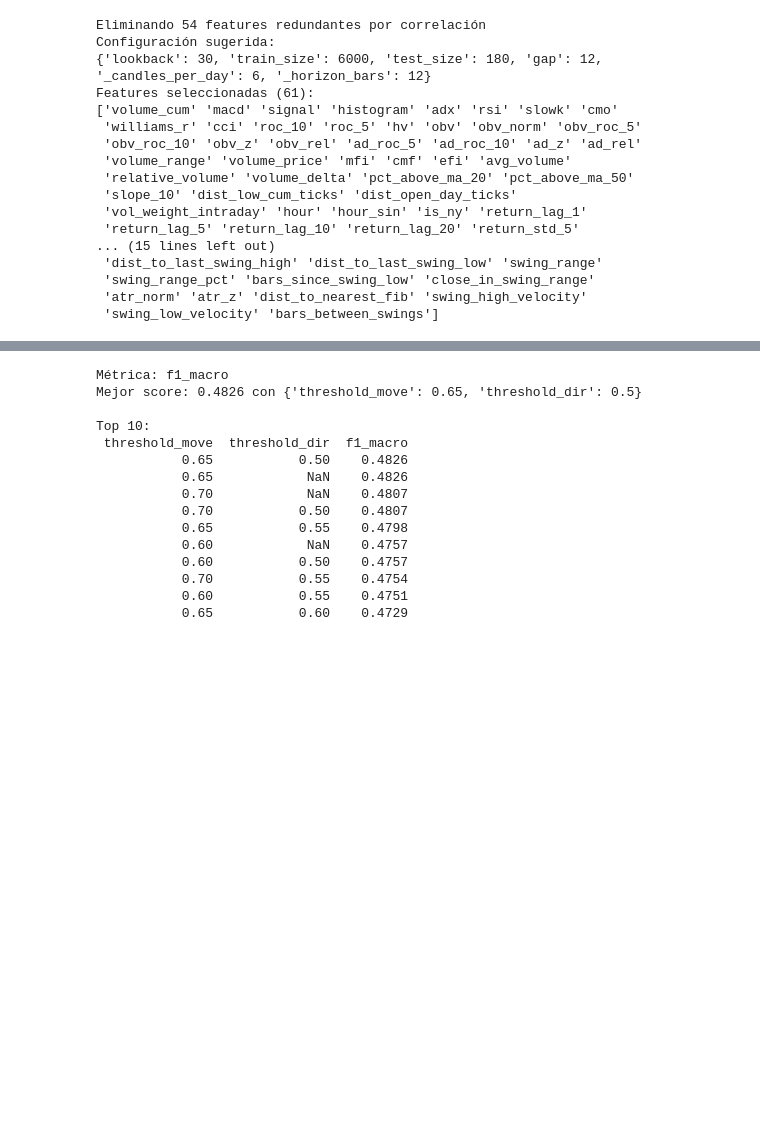
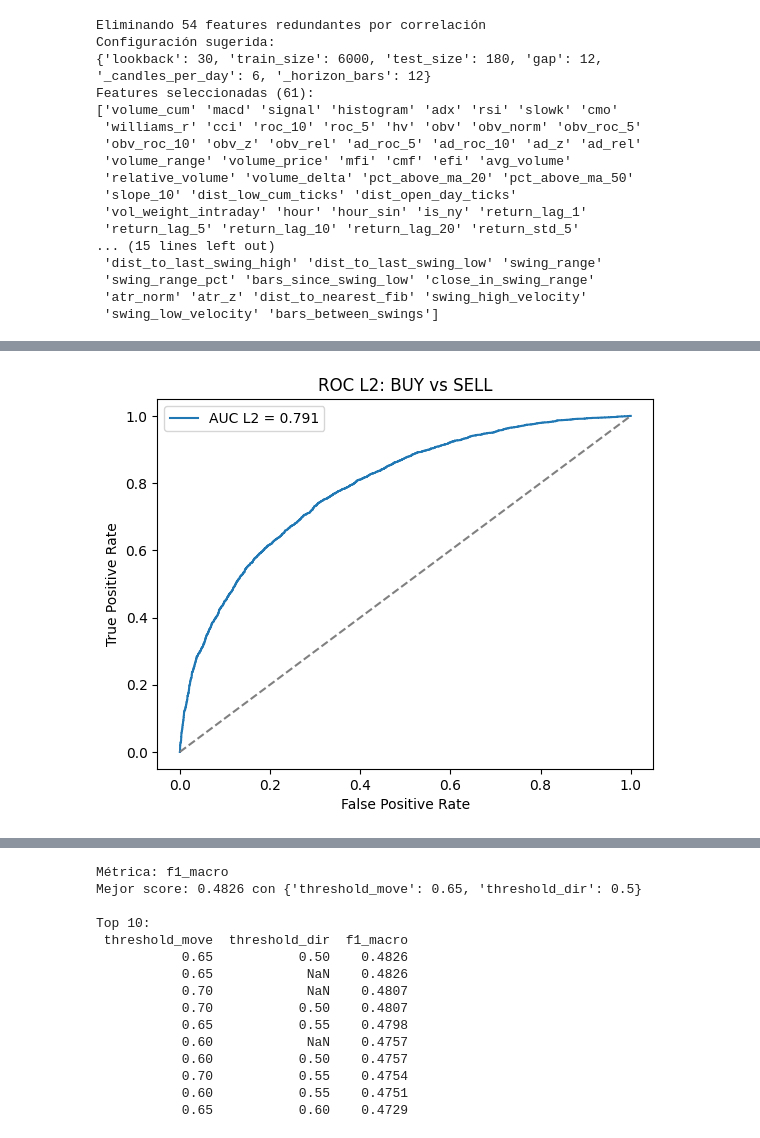
Before and after one commit to LijunZhou000/ML-Algorithmic-Trading, a Jupyter notebook: TradingBots/Notebooks/P3TestingTriple.ipynb, the cells around one changed output, grey strips where cells are left out. Saved outputs shown, nothing was run; the diff lists cells and outputs as text; code cells hidden in the pictures; blank space fills up the shorter version.

```diff
--- a/TradingBots/Notebooks/P3TestingTriple.ipynb
+++ b/TradingBots/Notebooks/P3TestingTriple.ipynb
@@ -526,0 +617,19 @@ res
+# %%
+df_L2 = res_wo_nan[res_wo_nan['actual'] != 1].copy()   # solo BUY o SELL
+# y_true: 1 = BUY, 0 = SELL
+y_true_L2 = (df_L2['actual'] == 2).astype(int)
+
+# y_score: probabilidad de BUY
+y_score_L2 = df_L2['prob_buy']
+fpr_L2, tpr_L2, thr_L2 = roc_curve(y_true_L2, y_score_L2)
+auc_L2 = auc(fpr_L2, tpr_L2)
+# %%
+plt.plot(fpr_L2, tpr_L2, label=f"AUC L2 = {auc_L2:.3f}")
+plt.plot([0,1],[0,1],'--',color='gray')
+plt.xlabel("False Positive Rate")
+plt.ylabel("True Positive Rate")
+plt.title("ROC L2: BUY vs SELL")
+plt.legend()
+plt.show()
+# %% [output]
+[figure, added]
```
Also changed, not shown: parts of 20 cells of this notebook, 12 other files.
